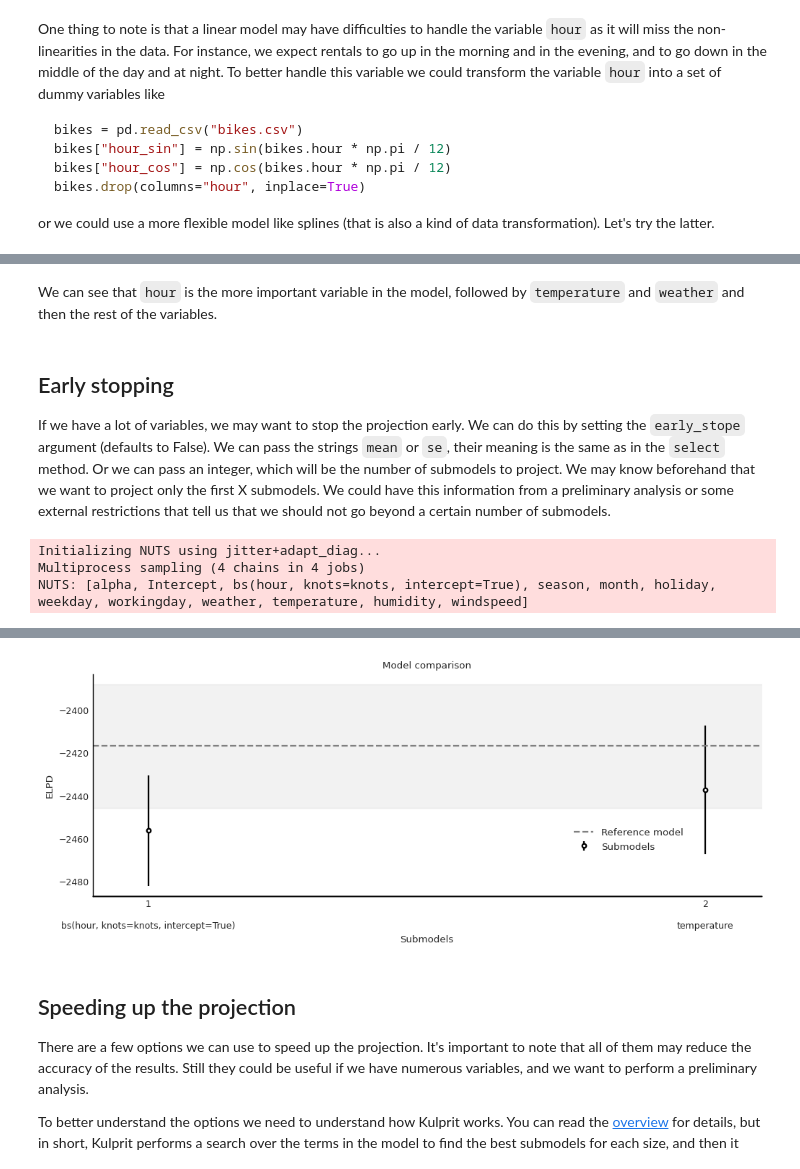
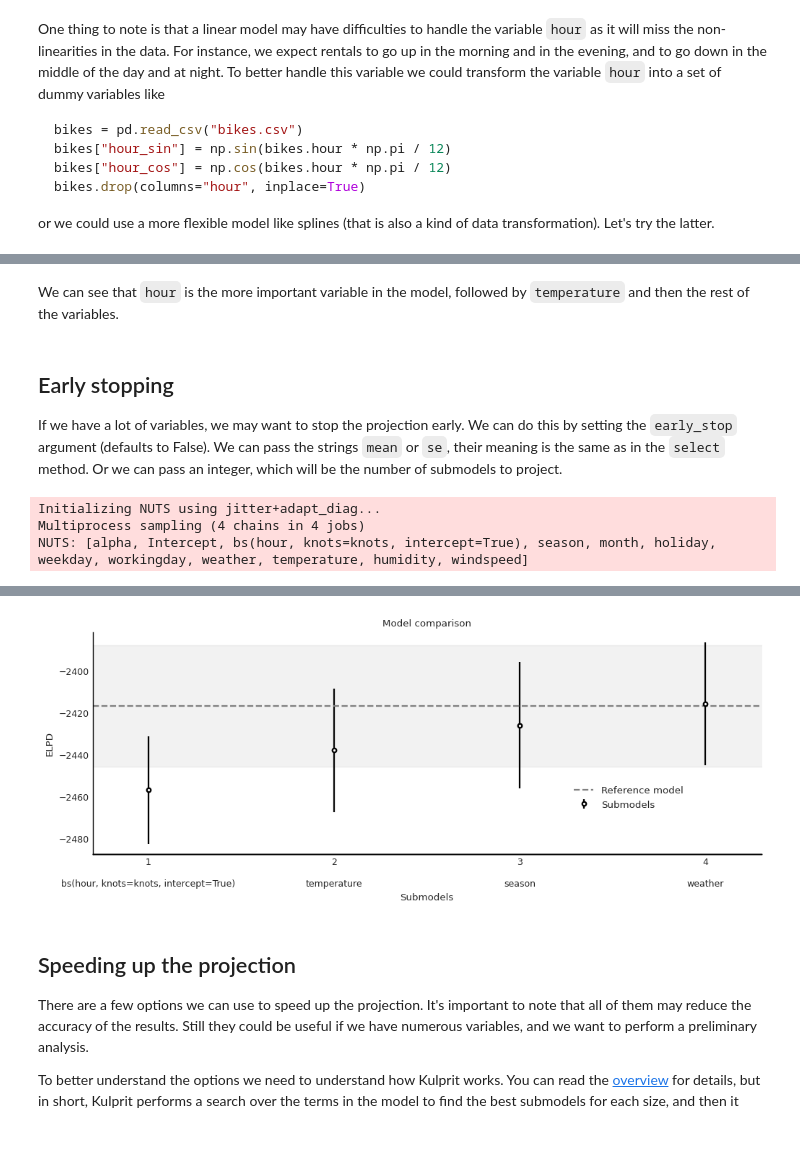
Before and after one commit to bambinos/kulprit, a Jupyter notebook: docs/examples/Examples.ipynb, the cells around one changed output, grey strips where cells are left out. Saved outputs shown, nothing was run; the diff lists cells and outputs as text; code cells hidden in the pictures; blank space fills up the shorter version.

```diff
--- a/docs/examples/Examples.ipynb
+++ b/docs/examples/Examples.ipynb
@@ -148,12 +149,12 @@ Sampling 4 chains for 1_000 tune and 1_000 draw iterations (4_000 + 4_000 draws
 # %% [markdown]
-We can see that `hour` is the more important variable in the model, followed by `temperature` and `weather` and then the rest of the variables.
+We can see that `hour` is the more important variable in the model, followed by `temperature` and then the rest of the variables.
 # %% [markdown]
 ## Early stopping
 
-If we have a lot of variables, we may want to stop the projection early. We can do this by setting the `early_stope` argument (defaults to False). We can pass the strings `mean` or `se`, their meaning is the same as in the `select` method. Or we can pass an integer, which will be the number of submodels to project. We may know beforehand that we want to project only the first X submodels. We could have this information from a preliminary analysis or some external restrictions that tell us that we should not go beyond a certain number of submodels.
+If we have a lot of variables, we may want to stop the projection early. We can do this by setting the `early_stop` argument (defaults to False). We can pass the strings `mean` or `se`, their meaning is the same as in the `select` method. Or we can pass an integer, which will be the number of submodels to project.
 # %%
 ppi = kpt.ProjectionPredictive(model)
-ppi.project(early_stop="se")
+ppi.project(early_stop="mean")
 ppi.compare(min_model_size=1);
 # %% [output]
 Initializing NUTS using jitter+adapt_diag...
@@ -168,4 +166,4 @@ Sampling: [count]
-[figure, old version]
+[figure, new version]
 # %% [markdown]
 ## Speeding up the projection
 
```
Also changed, not shown: parts of 8 cells of this notebook.
